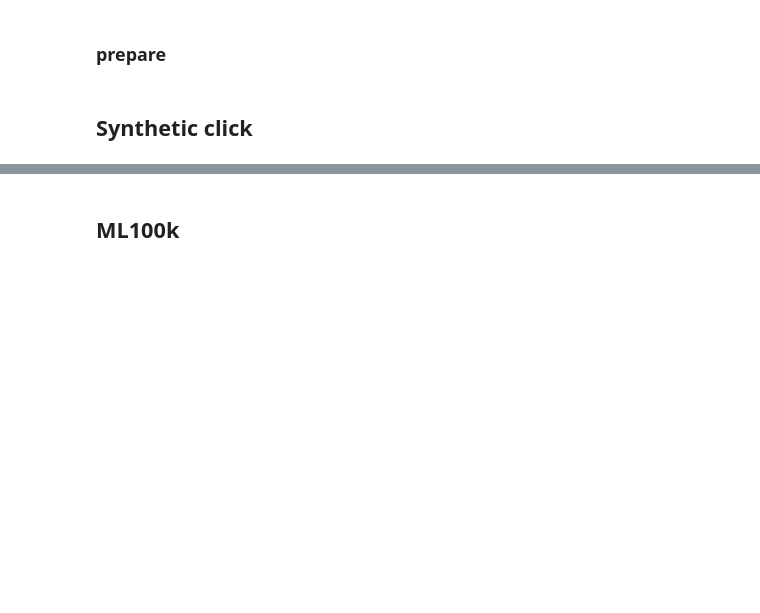
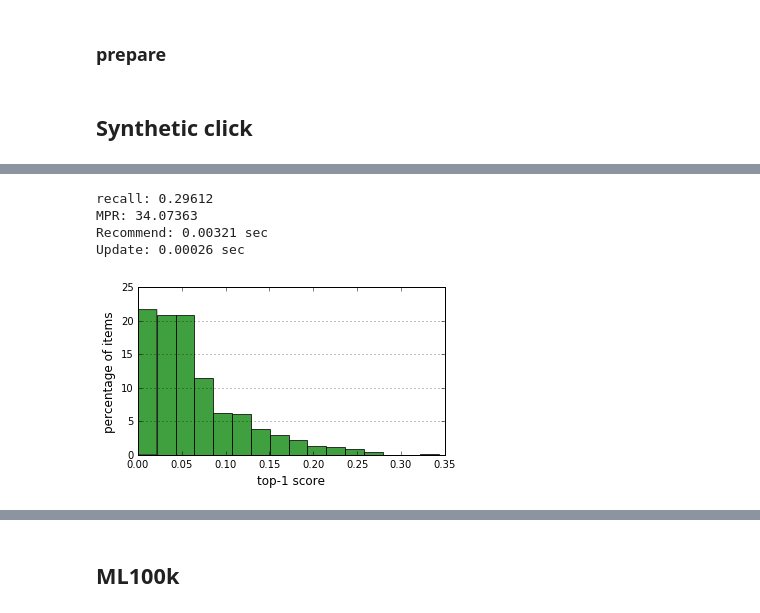
Before and after one commit to takuti/stream-recommender, a Jupyter notebook: paper-sketch.ipynb, the cells around one changed output, grey strips where cells are left out. Cells and saved outputs as stored; diff of their text form; code cells hidden in the pictures; blank space fills up the shorter version.

```diff
--- a/paper-sketch.ipynb
+++ b/paper-sketch.ipynb
@@ -335,0 +92,8 @@ plt.tight_layout()
+# %%
+show_result('results/chiir-2017/click/iFMs.tsv', at=1, n_item=5)
+# %% [output]
+recall: 0.29612
+MPR: 34.07363
+Recommend: 0.00321 sec
+Update: 0.00026 sec
+[figure, added]
```
Also changed, not shown: parts of 90 cells of this notebook, 1 other file.
